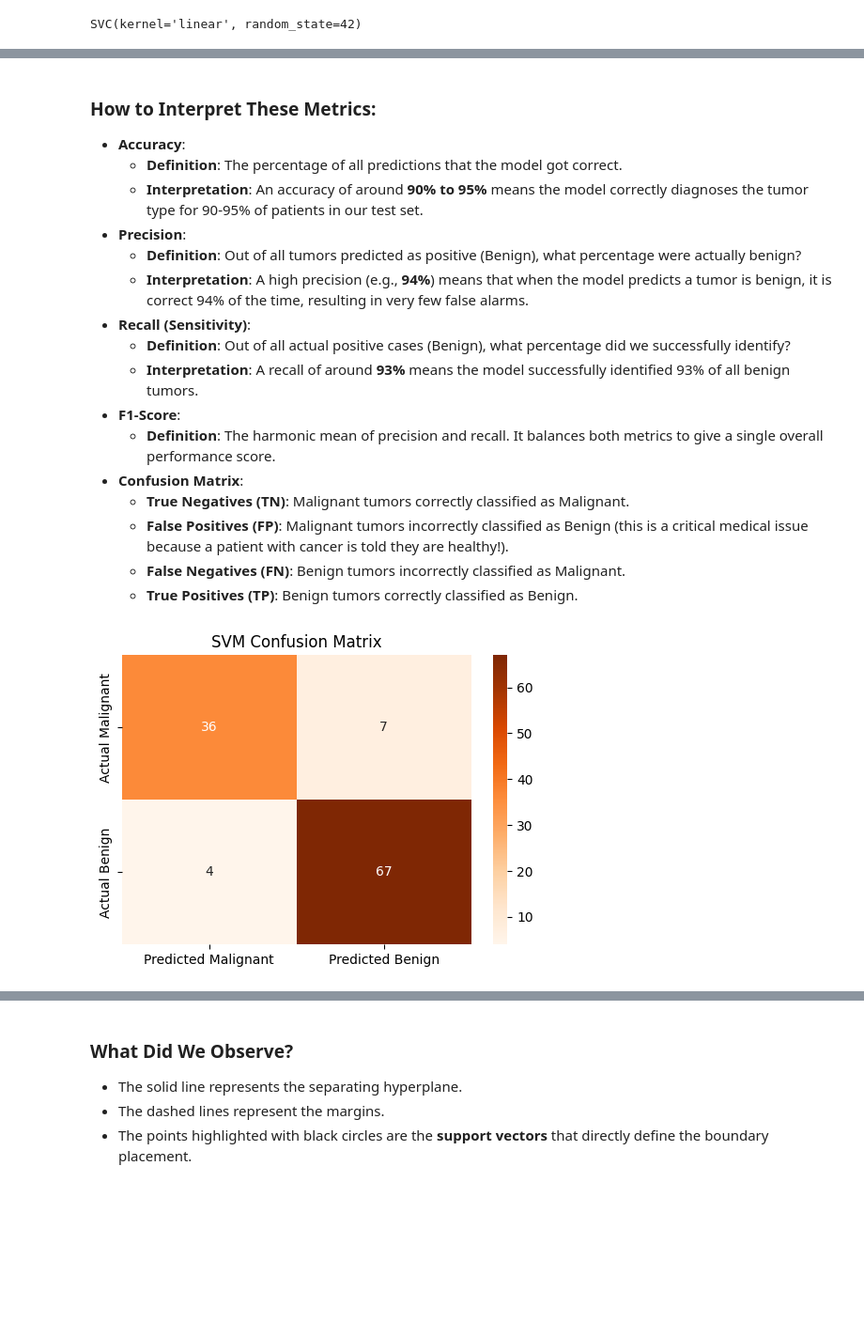
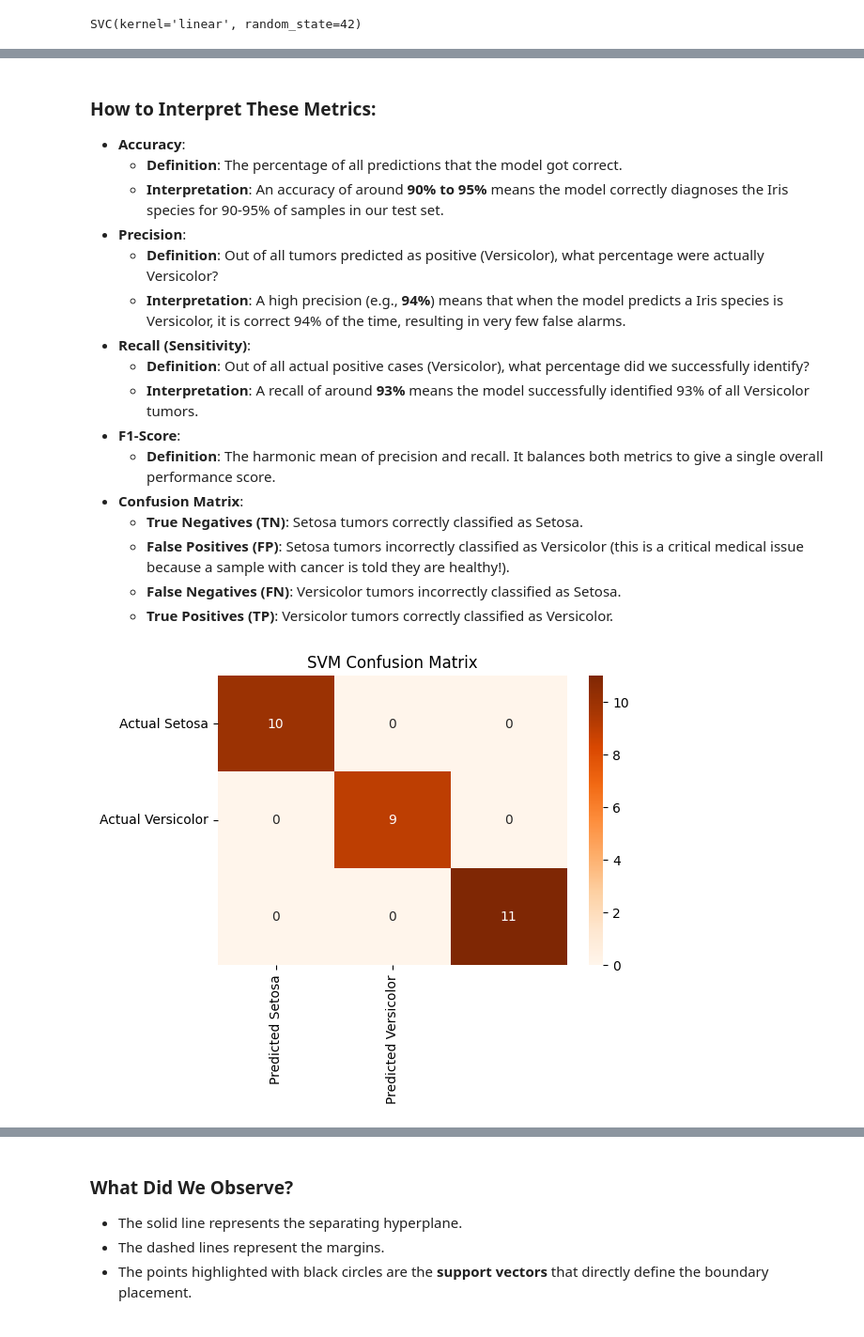
Before and after one commit to JayanGupta/Data_Science_Notes, a Jupyter notebook: models/SVM.ipynb, the cells around one changed output, grey strips where cells are left out. Shown at 94% size. Drawn from its saved outputs; the diff is of its cells as text; code cells hidden in the pictures; blank space fills up the shorter version.

```diff
--- a/models/SVM.ipynb
+++ b/models/SVM.ipynb
@@ -40,14 +40,14 @@ We define assessment scores for **100 patients**.
 # %%
-# Load scikit-learn breast cancer dataset
-from sklearn.datasets import load_breast_cancer
+# Load scikit-learn iris dataset
+from sklearn.datasets import load_iris
 import pandas as pd
-cancer = load_breast_cancer(as_frame=True)
-raw_df = cancer.frame
+iris = load_iris(as_frame=True)
+raw_df = iris.frame
 
 df = pd.DataFrame({
-    'Mean_Radius': raw_df['mean radius'],
-    'Mean_Texture': raw_df['mean texture'],
-    'Tumor_Type': raw_df['target'] # 0 = malignant, 1 = benign
+    'Petal_Length': raw_df['petal length (cm)'],
+    'Petal_Width': raw_df['petal width (cm)'],
+    'Species': raw_df['target']
 })
 
 print("Dataset Shape:", df.shape)
@@ -85,8 +85,8 @@ print("Null count:", df.isnull().sum().sum())
 Null count: 0
 # %%
 # Feature Selection
-X = df[['Mean_Radius', 'Mean_Texture']]
-y = df['Tumor_Type']
+X = df[['Petal_Length', 'Petal_Width']]
+y = df['Species']
 # %%
 # Split data
 X_train, X_test, y_train, y_test = train_test_split(X, y, test_size=0.2, random_state=42)
@@ -134,29 +135,29 @@ Confusion Matrix Array:
 ### How to Interpret These Metrics:
 * **Accuracy**:
   * **Definition**: The percentage of all predictions that the model got correct.
-  * **Interpretation**: An accuracy of around **90% to 95%** means the model correctly diagnoses the tumor type for 90-95% of patients in our test set.
+  * **Interpretation**: An accuracy of around **90% to 95%** means the model correctly diagnoses the Iris species for 90-95% of samples in our test set.
 * **Precision**:
-  * **Definition**: Out of all tumors predicted as positive (Benign), what percentage were actually benign?
-  * **Interpretation**: A high precision (e.g., **94%**) means that when the model predicts a tumor is benign, it is correct 94% of the time, resulting in very few false alarms.
+  * **Definition**: Out of all tumors predicted as positive (Versicolor), what percentage were actually Versicolor?
+  * **Interpretation**: A high precision (e.g., **94%**) means that when the model predicts a Iris species is Versicolor, it is correct 94% of the time, resulting in very few false alarms.
 * **Recall (Sensitivity)**:
-  * **Definition**: Out of all actual positive cases (Benign), what percentage did we successfully identify?
-  * **Interpretation**: A recall of around **93%** means the model successfully identified 93% of all benign tumors.
+  * **Definition**: Out of all actual positive cases (Versicolor), what percentage did we successfully identify?
+  * **Interpretation**: A recall of around **93%** means the model successfully identified 93% of all Versicolor tumors.
 * **F1-Score**:
   * **Definition**: The harmonic mean of precision and recall. It balances both metrics to give a single overall performance score.
 * **Confusion Matrix**:
-  * **True Negatives (TN)**: Malignant tumors correctly classified as Malignant.
-  * **False Positives (FP)**: Malignant tumors incorrectly classified as Benign (this is a critical medical issue because a patient with cancer is told they are healthy!).
-  * **False Negatives (FN)**: Benign tumors incorrectly classified as Malignant.
-  * **True Positives (TP)**: Benign tumors correctly classified as Benign.
+  * **True Negatives (TN)**: Setosa tumors correctly classified as Setosa.
+  * **False Positives (FP)**: Setosa tumors incorrectly classified as Versicolor (this is a critical medical issue because a sample with cancer is told they are healthy!).
+  * **False Negatives (FN)**: Versicolor tumors incorrectly classified as Setosa.
+  * **True Positives (TP)**: Versicolor tumors correctly classified as Versicolor.
 # %%
 # Plot 1: Confusion Matrix Heatmap
 conf_matrix = metrics.confusion_matrix(y_test, predictions)
 plt.figure(figsize=(6, 4))
 sns.heatmap(conf_matrix, annot=True, fmt='d', cmap='Oranges',
-            xticklabels=['Predicted Malignant', 'Predicted Benign'],
-            yticklabels=['Actual Malignant', 'Actual Benign'])
+            xticklabels=['Predicted Setosa', 'Predicted Versicolor'],
+            yticklabels=['Actual Setosa', 'Actual Versicolor'])
 plt.title('SVM Confusion Matrix')
 plt.show()
 # %% [output]
-[figure, old version]
+[figure, new version]
 # %%
```
Also changed, not shown: parts of 9 cells of this notebook, 11 other files.
